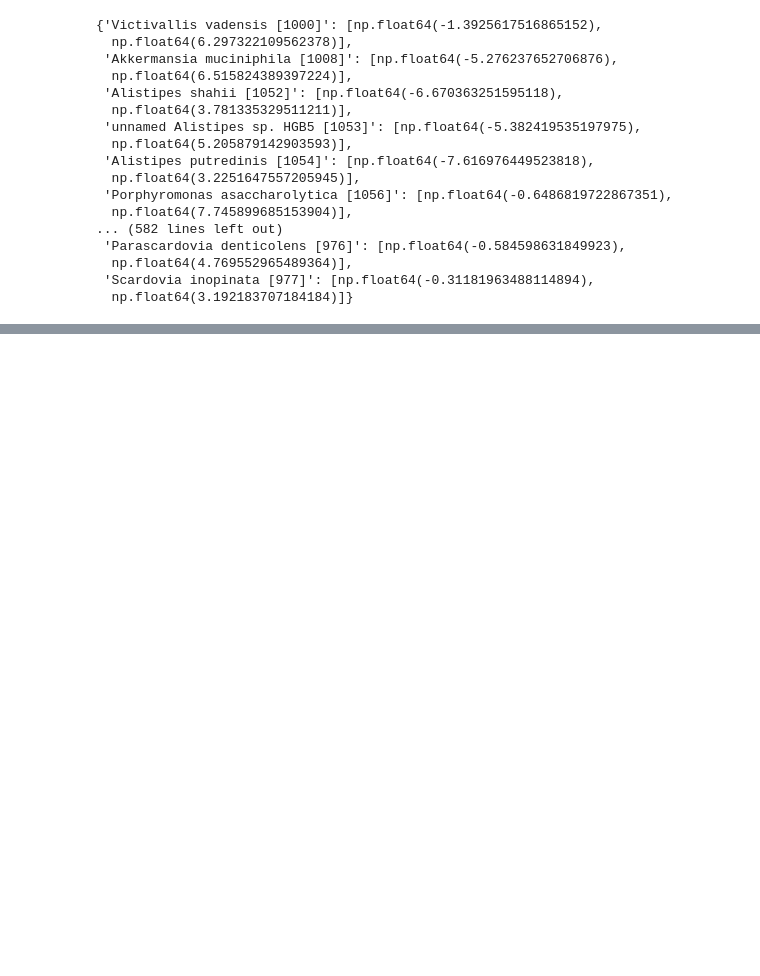
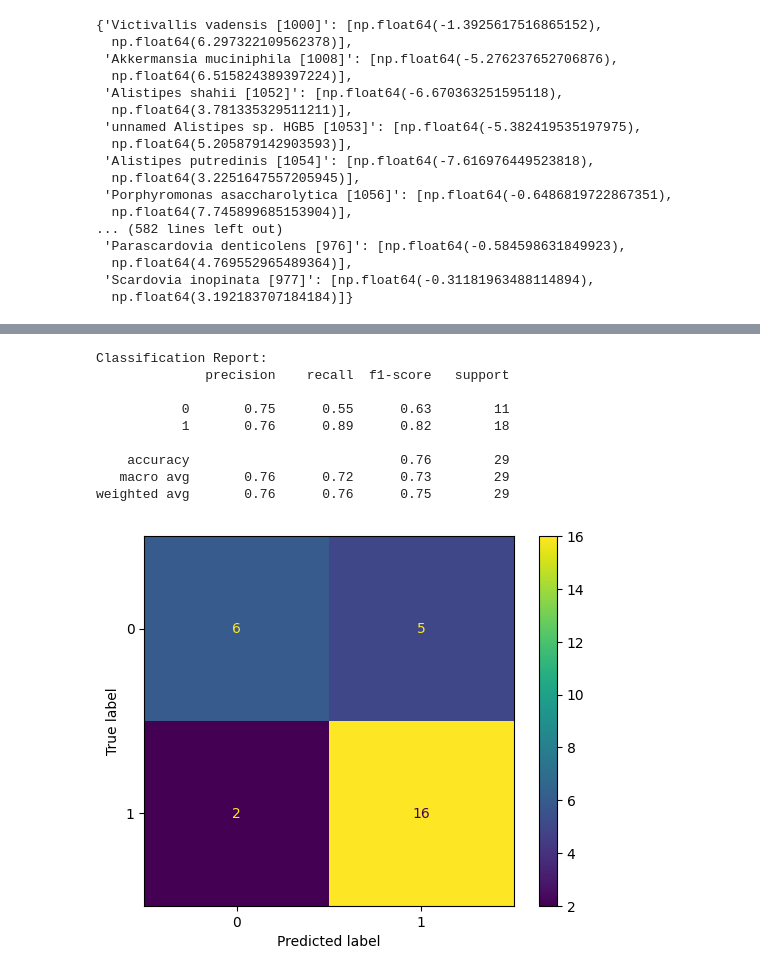
Before and after one commit to simeonhebrew/MicroFactual, a Jupyter notebook: notebooks/counterfactuals_example.ipynb, the cells around one changed output, grey strips where cells are left out. Drawn from its saved outputs; the diff is of its cells as text; code cells hidden in the pictures; blank space fills up the shorter version.

```diff
--- a/notebooks/counterfactuals_example.ipynb
+++ b/notebooks/counterfactuals_example.ipynb
@@ -102,0 +150,23 @@ print(imp.summary_importance)
+# %%
+# Make predictions on test data
+y_pred = model.predict(test_x)
+y_true = test_y
+
+# Print classification report
+print("Classification Report:")
+print(classification_report(y_true, y_pred))
+
+# Create confusion matrix
+cm = confusion_matrix(y_true, y_pred)
+cm_display = ConfusionMatrixDisplay(cm).plot()
+# %% [output]
+Classification Report:
+              precision    recall  f1-score   support
+
+           0       0.75      0.55      0.63        11
+           1       0.76      0.89      0.82        18
+
+    accuracy                           0.76        29
+   macro avg       0.76      0.72      0.73        29
+weighted avg       0.76      0.76      0.75        29
+[figure, added]
```
Also changed, not shown: parts of 15 cells of this notebook, 2 other files.
